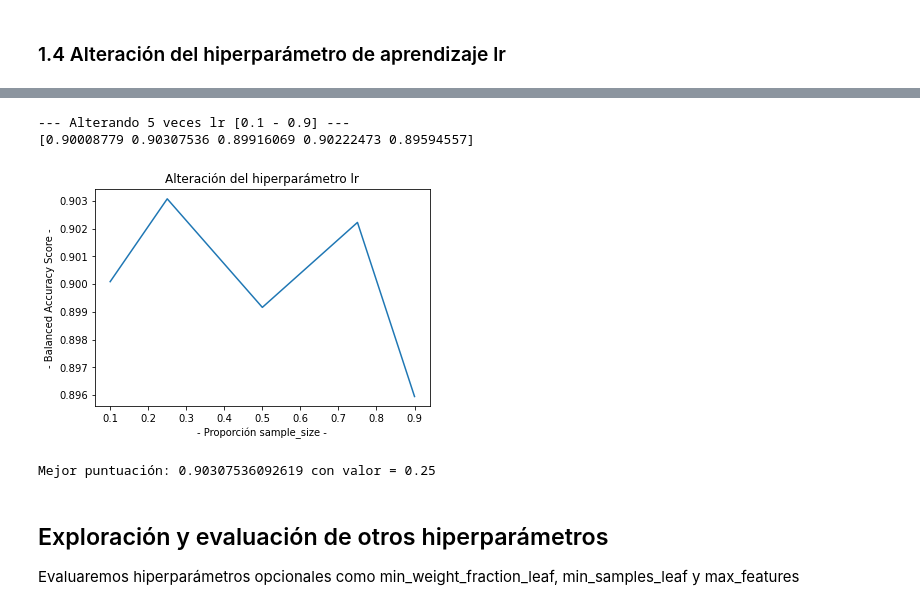
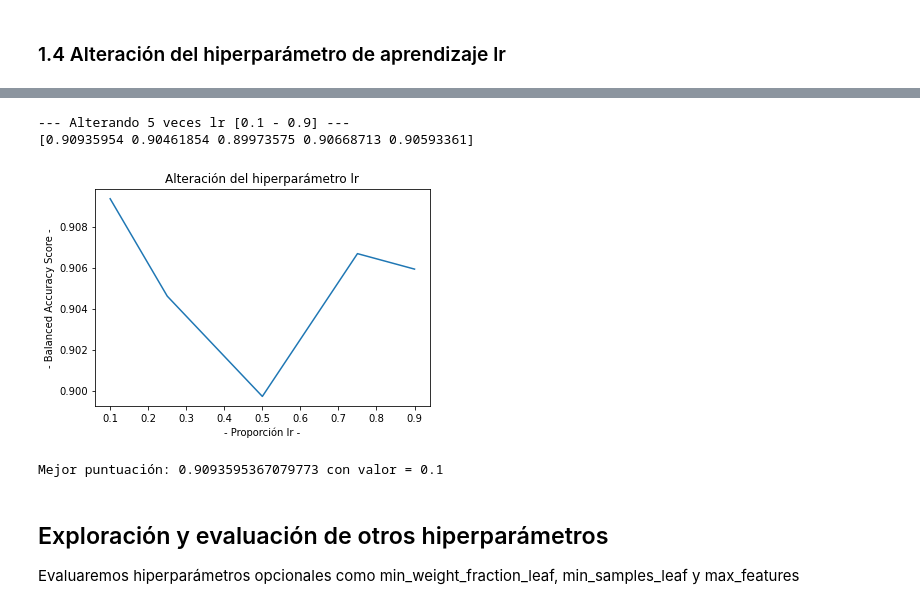
Before and after one commit to KWERTYX/SequentialModelAlgorithm, a Jupyter notebook: tests_AdultsDataset.ipynb, the cells around one changed output, grey strips where cells are left out. Drawn from its saved outputs; the diff is of its cells as text; code cells hidden in the pictures.

```diff
--- a/tests_AdultsDataset.ipynb
+++ b/tests_AdultsDataset.ipynb
@@ -72,7 +138,7 @@ print('\n--- Alterando sample_size ['+str(np.min(values))+' - '+str(np.max(value
 
 scores = []
 for v in range(len(values)):
-    SeqTree = SequencialDecisionTreeAlgorithm(ntree = 300, sample_size = values[v], max_depth = 10, lr = 0.1)
+    SeqTree = SequentialDecisionTreeAlgorithm(ntree = 300, sample_size = values[v], max_depth = 10, lr = 0.1)
     trees, score = SeqTree.start(attributes_cols = attr_cols, objetive_col = obj_col)
     scores.append(score)
 
@@ -98,7 +164,7 @@ print('\n--- Alterando 5 veces sample_size ['+str(np.min(values))+' - '+str(np.m
 tests = []
 for j in range(5):
     for v in range(len(values)):
-        SeqTree = SequencialDecisionTreeAlgorithm(ntree = 300, sample_size = values[v], max_depth = 10, lr = 0.1)
+        SeqTree = SequentialDecisionTreeAlgorithm(ntree = 300, sample_size = values[v], max_depth = 10, lr = 0.1)
         trees, score = SeqTree.start(attributes_cols = attr_cols, objetive_col = obj_col)
         if len(tests)<= v:
             tests.append([])
@@ -129,7 +195,7 @@ print('\n--- Alterando max_depth ['+str(np.min(values))+' - '+str(np.max(values)
 
 scores = []
 for v in range(len(values)):
-    SeqTree = SequencialDecisionTreeAlgorithm(ntree = 300, sample_size = 0.65, max_depth = values[v], lr = 0.1)
+    SeqTree = SequentialDecisionTreeAlgorithm(ntree = 300, sample_size = 0.65, max_depth = values[v], lr = 0.1)
     trees, score = SeqTree.start(attributes_cols = attr_cols, objetive_col = obj_col)
     scores.append(score)
 
@@ -154,7 +220,7 @@ print('\n--- Alterando lr ['+str(np.min(values))+' - '+str(np.max(values))+'] --
 
 scores = []
 for v in range(len(values)):
-    SeqTree = SequencialDecisionTreeAlgorithm(ntree = 300, sample_size = 0.65, max_depth = 10, lr = values[v])
+    SeqTree = SequentialDecisionTreeAlgorithm(ntree = 300, sample_size = 0.65, max_depth = 10, lr = values[v])
     trees, score = SeqTree.start(attributes_cols = attr_cols, objetive_col = obj_col)
     scores.append(score)
 
@@ -172,31 +240,31 @@ NameError: name 'np' is not defined
 # %%
 values = [0.1, 0.25, 0.5, 0.75, 0.9]
 print('\n--- Alterando 5 veces lr ['+str(np.min(values))+' - '+str(np.max(values))+'] ---')
 
 tests = []
 for j in range(5):
     for v in range(len(values)):
-        SeqTree = SequencialDecisionTreeAlgorithm(ntree = 300, sample_size = values[v], max_depth = 10, lr = 0.1)
+        SeqTree = SequentialDecisionTreeAlgorithm(ntree = 300, sample_size = 0.65, max_depth = 10, lr = values[v])
         trees, score = SeqTree.start(attributes_cols = attr_cols, objetive_col = obj_col)
         if len(tests)<= v:
             tests.append([])
         tests[v].append(score)
 
 print(np.mean(tests, axis=0))
 # Realizamos una gráfica para determinar cómo afecta ntree a la puntuación
 plt.plot(values, np.mean(tests, axis=0))
-plt.xlabel('- Proporción sample_size -')
+plt.xlabel('- Proporción lr -')
 plt.ylabel('- Balanced Accuracy Score -')
 plt.title('Alteración del hiperparámetro lr')
 plt.show()
 
 m = np.argmax(np.mean(tests, axis=0))
 print('Mejor puntuación: '+str(np.mean(tests, axis=0)[m])+' con valor = '+str(values[m]))
 # %% [output]
 --- Alterando 5 veces lr [0.1 - 0.9] ---
-[0.90008779 0.90307536 0.89916069 0.90222473 0.89594557]
+[0.90935954 0.90461854 0.89973575 0.90668713 0.90593361]
-[figure, old version]
+[figure, new version]
-Mejor puntuación: 0.90307536092619 con valor = 0.25
+Mejor puntuación: 0.9093595367079773 con valor = 0.1
 # %% [markdown]
 ## Exploración y evaluación de otros hiperparámetros
 Evaluaremos hiperparámetros opcionales como min_weight_fraction_leaf, min_samples_leaf y max_features
```
Also changed, not shown: parts of 17 cells of this notebook, 27 other files.
